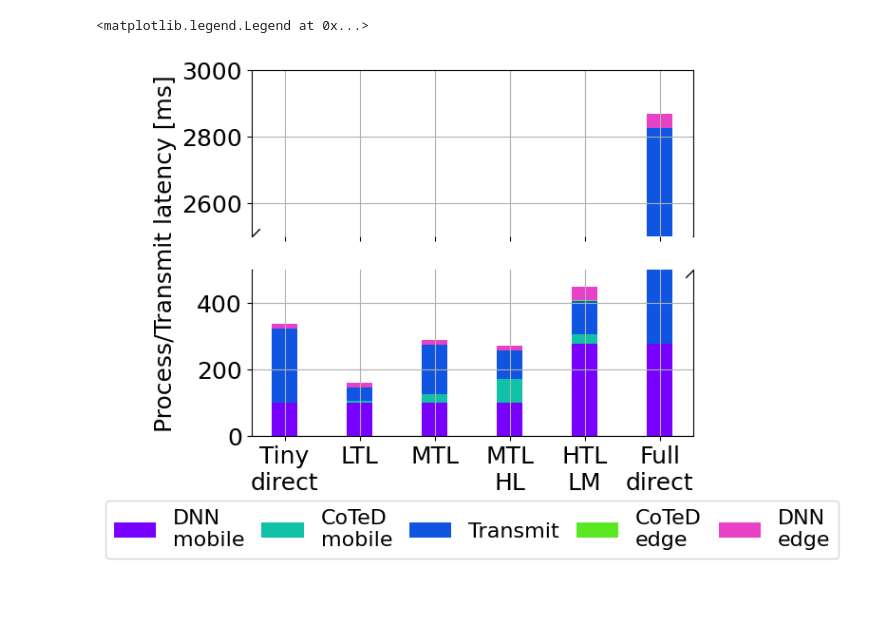
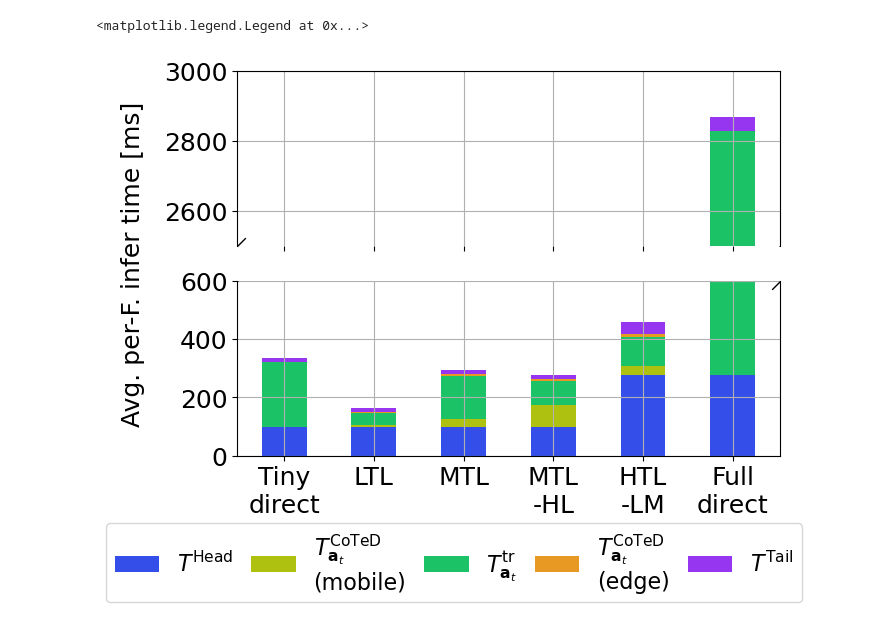
Before and after one commit to Rexyyj/split_DNN_framework, a Jupyter notebook: dynamic_framework_v2/plots/time_breakdown.ipynb, the cells around one changed output. Drawn from its saved outputs; the diff is of its cells as text; code cells hidden in the pictures; blank space fills up the shorter version.

```diff
--- a/dynamic_framework_v2/plots/time_breakdown.ipynb
+++ b/dynamic_framework_v2/plots/time_breakdown.ipynb
@@ -8,7 +8,7 @@ plt.rcParams.update({"text.usetex": False,
                      "pdf.fonttype": 42,
                      "ps.fonttype": 42})
 # %%
-plot_colors = {"dnn_mobile":"#7700FF","coted_mobile":"#10C1A7", "trans": "#0F55E1", "coted_edge":"#5AE823", "dnn_edge":"#E840C6"}
+plot_colors = {"dnn_mobile":"#344FE9","coted_mobile":"#AFC110", "trans": "#1BC266", "coted_edge":"#E89923", "dnn_edge":"#9736F1"}
 # %%
 local_df = pd.read_csv("../measurements/local_long/map.csv")
 
@@ -139,7 +141,7 @@ plt.legend((p1[0], p2[0], p3[0],p4[0],p5[0]),
 # %%
 N = 6
 ind = np.arange(N)
-width = 0.35
+width = 0.5
 # %%
 dnn_mobile = np.array([
     ltl_time_mean["model_head_time"]*10,
@@ -165,12 +167,14 @@ trans_time = np.array([
     htllm_time_mean["transmission_time"],
     full_trans_df[200:400].mean()
     ])
+
+edge_scale = 50
 coted_edge =np.array([
     0,
-    ltl_time_mean["framework_tail_time"]+ltl_time_mean["decompression_time"],
-    mtl_time_mean["framework_tail_time"]+mtl_time_mean["decompression_time"],
-    mtlhl_time_mean["framework_tail_time"]+mtlhl_time_mean["decompression_time"],
-    htllm_time_mean["framework_tail_time"]+htllm_time_mean["decompression_time"],
+    ltl_time_mean["framework_tail_time"]+ltl_time_mean["decompression_time"]*edge_scale,
+    mtl_time_mean["framework_tail_time"]+mtl_time_mean["decompression_time"]*edge_scale,
+    mtlhl_time_mean["framework_tail_time"]+mtlhl_time_mean["decompression_time"]*edge_scale,
+    htllm_time_mean["framework_tail_time"]+htllm_time_mean["decompression_time"]*edge_scale,
     0
     ])
 
@@ -185,7 +189,7 @@ dnn_edge = np.array([
     ])
 # %%
 fig, (ax_high,ax_low) = plt.subplots(
-    2, 1, sharex=True, figsize=(6, 5),
+    2, 1, sharex=True, figsize=(7, 5),
     gridspec_kw={'height_ratios': [1, 1]}
 )
 
@@ -193,36 +197,36 @@ fig, (ax_high,ax_low) = plt.subplots(
 p1 = ax_low.bar(ind, dnn_mobile, width,color= plot_colors["dnn_mobile"])
 p2 = ax_low.bar(ind, coted_mobile, width, bottom = dnn_mobile,color =plot_colors["coted_mobile"])
 p3 = ax_low.bar(ind, trans_time, width, bottom = coted_mobile+dnn_mobile, color= plot_colors["trans"])
 p4 = ax_low.bar(ind, coted_edge, width, bottom = trans_time+coted_mobile+dnn_mobile,color=plot_colors["coted_edge"])
 ax_low.bar(ind, dnn_edge, width, bottom = coted_edge+trans_time+coted_mobile+dnn_mobile,color=plot_colors["dnn_edge"])
-ax_low.set_ylim(0, 500)
+ax_low.set_ylim(0, 600)
 
 # Upper part (2500–3000)
 ax_high.bar(ind, trans_time, width, bottom = coted_mobile+dnn_mobile, color= plot_colors["trans"])
 p5 = ax_high.bar(ind, dnn_edge, width, bottom = coted_edge+trans_time+coted_mobile+dnn_mobile,color=plot_colors["dnn_edge"])
 ax_high.set_ylim(2500, 3000)
 
 # Hide the spines between the plots
 ax_low.spines['top'].set_visible(False)
 ax_high.spines['bottom'].set_visible(False)
 
 # Add diagonal break marks
 kwargs = dict(marker=[(-1, -1), (1, 1)],
               markersize=12, linestyle='none', color='k', mew=1)
 
 ax_low.plot([0, 1], [1, 1], transform=ax_low.transAxes, **kwargs)
 ax_high.plot([0, 1], [0, 0], transform=ax_high.transAxes, **kwargs)
 
 ax_low.grid()
 ax_high.grid()
 
-ax_low.set_ylabel('Process/Transmit latency [ms]')
+ax_low.set_ylabel('Avg. per-F. infer time [ms]')
 ax_low.yaxis.set_label_coords(-0.17, 1.1)
-plt.xticks(ind, ('Tiny\ndirect','LTL', 'MTL', 'MTL\nHL',"HTL\nLM",'Full\ndirect'))
+plt.xticks(ind, ('Tiny\ndirect','LTL', 'MTL', 'MTL\n-HL',"HTL\n-LM",'Full\ndirect'))
 plt.legend((p1[0], p2[0], p3[0],p4[0],p5[0]),
-           ('DNN\nmobile', 'CoTeD\nmobile','Transmit','CoTeD\nedge','DNN\nedge'),
-           ncol=5, loc='lower center', bbox_to_anchor=(0.5, -0.8),
+           (r"$T^{\mathrm{Head}}$", r"$T^{\mathrm{CoTeD}}_{\mathbf{a}_t}$"+"\n(mobile)", r"$T^{\mathrm{tr}}_{\mathbf{a}_t}$",r"$T^{\mathrm{CoTeD}}_{\mathbf{a}_t}$"+"\n(edge)",r"$T^{\mathrm{Tail}}$"),
+           ncol=5, loc='lower center', bbox_to_anchor=(0.4, -0.9),
            fontsize=16, columnspacing=0.8)
 # %% [output]
 <matplotlib.legend.Legend at 0x...>
-[figure, old version]
+[figure, new version]
```
Also changed, not shown: parts of 4 cells of this notebook.
